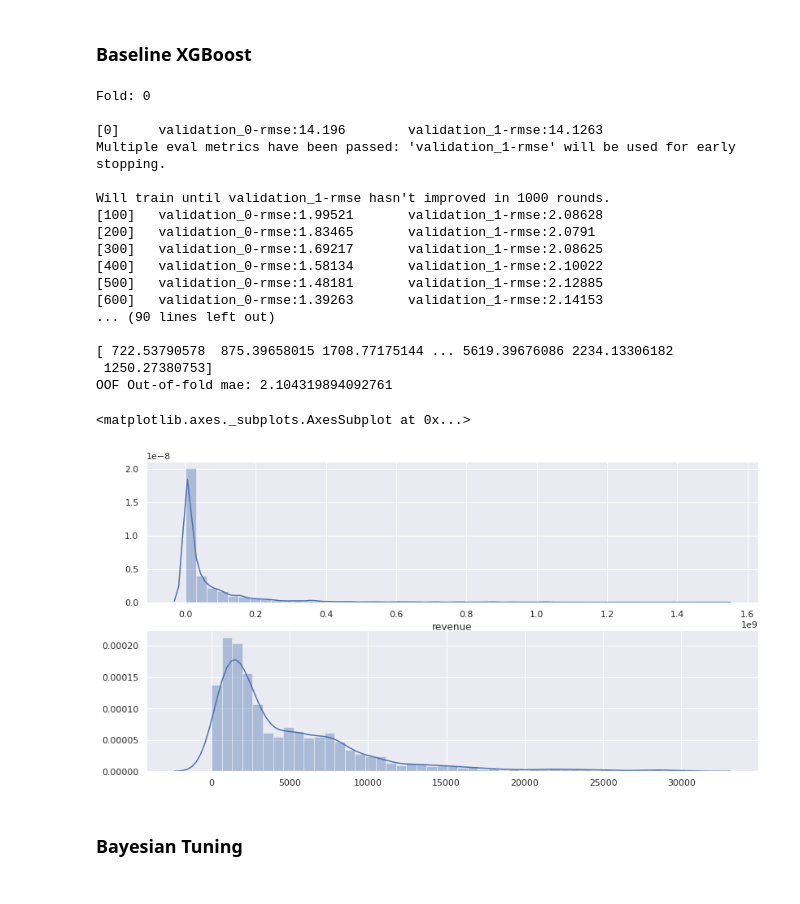
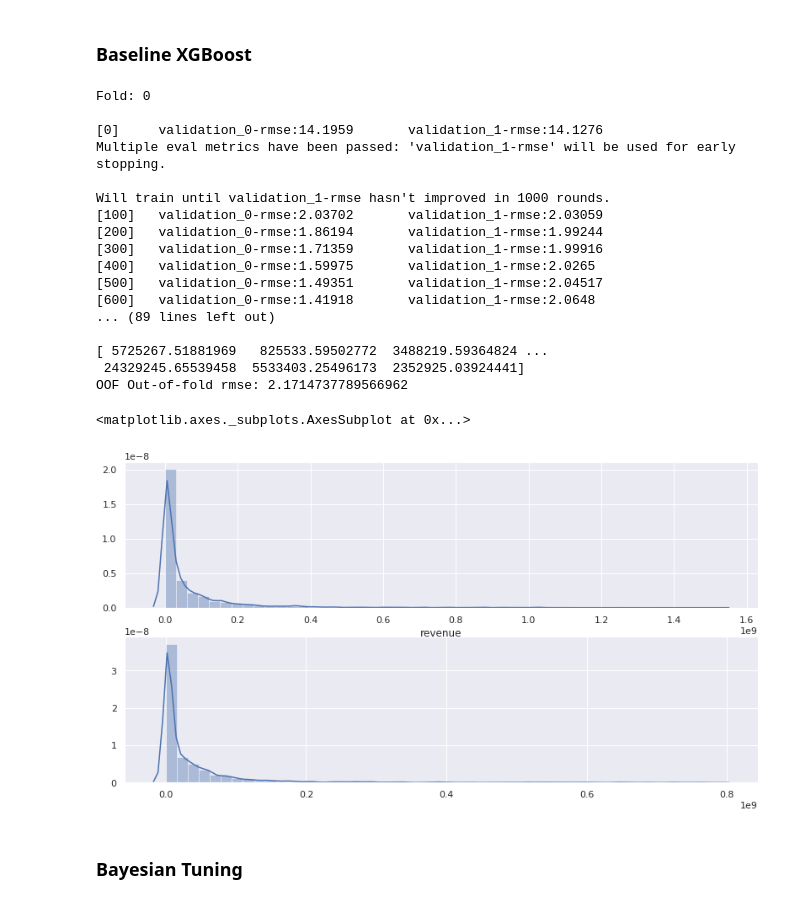
Before and after one commit to praxitelisk/TMDB-Box-Office-Prediction, a Jupyter notebook: TMDB Box Office Prediction EDA + ML.ipynb, the cells around one changed output. Cells and saved outputs as stored; diff of their text form; code cells hidden in the pictures.

```diff
--- a/TMDB Box Office Prediction EDA + ML.ipynb
+++ b/TMDB Box Office Prediction EDA + ML.ipynb
@@ -300,7 +300,8 @@ train_df['has_collection'] = [0 if pd.isnull(x) else 1 for x in train_df['belong
 test_df['has_collection'] = [0 if pd.isnull(x) else 1 for x in test_df['belongs_to_collection']]
 print(train_df['has_collection'].value_counts())
 
-sns.catplot(x='has_collection', y='revenue', data=train_df)
+sns.set(rc={'figure.figsize':(12, 8)})
+sns.boxplot(x='has_collection', y='revenue', data=train_df)
 plt.title('Revenue for film with and without being in a collection')
 # %% [output]
 0    2396
@@ -315,7 +316,8 @@ train_df['has_homepage'] = [0 if pd.isnull(x) else 1 for x in train_df['homepage
 test_df['has_homepage'] = [0 if pd.isnull(x) else 1 for x in test_df['homepage']]
 print(train_df['has_homepage'].value_counts())
 
-sns.catplot(x='has_homepage', y='revenue', data=train_df)
+sns.set(rc={'figure.figsize':(12, 8)})
+sns.boxplot(x='has_homepage', y='revenue', data=train_df)
 plt.title('Revenue for film with and without homepage')
 # %% [output]
 0    2054
@@ -377,7 +379,13 @@ Index(['id', 'belongs_to_collection', 'budget', 'genres', 'homepage',
 # %%
 y = train_df['log_revenue']
 
-columns_for_training = ["log_budget", "log_popularity", "runtime", "has_collection", "has_homepage"]
+columns_for_training = ["log_budget", "log_popularity", "runtime", "has_collection", "has_homepage", 'isGenre_Action',
+       'isGenre_Romance', 'isGenre_Crime', 'isGenre_Adventure',
+       'isGenre_Horror', 'isGenre_ScienceFiction', 'isGenre_Family',
+       'isGenre_Fantasy', 'isGenre_Mystery', 'isGenre_Animation',
+       'isGenre_History', 'isGenre_War', 'isGenre_Music',
+       'isGenre_Documentary', 'isGenre_Western', 'isGenre_Foreign',
+       'isGenre_TVMovie']
 
 X = train_df[columns_for_training]
 # %% [markdown]
@@ -427,47 +435,48 @@ for train_index, valid_index in folds.split(xtrain, ytrain):
     num_fold = num_fold + 1
     print()
 
     clf_stra_xgb = xgb.XGBRegressor(n_estimators=10000, seed=42)
 
     clf_stra_xgb.fit(xtrain_stra, ytrain_stra, eval_set=[(xtrain_stra, ytrain_stra), (xvalid_stra, yvalid_stra)],
                 early_stopping_rounds=1000, eval_metric='rmse', verbose=100)
 
     predictions_valid = clf_stra_xgb.predict(xvalid)
     rmse_valid = np.sqrt(mean_squared_error(yvalid, predictions_valid))
     oof_rmse += rmse_valid
 
-    predictions_test += clf_stra_xgb.predict(test_df[xtrain.columns])/10
+    predictions_test += clf_stra_xgb.predict(test_df[xtrain.columns])/num_of_splits
 
 
 predictions_test = np.expm1(predictions_test)
 print(predictions_test)
-print("OOF Out-of-fold mae:", oof_rmse/num_of_splits)
+print("OOF Out-of-fold rmse:", oof_rmse/num_of_splits)
 
 f, ax = plt.subplots(2, figsize=(12,7))
 
+f.tight_layout()
 sns.set(rc={'figure.figsize':(9,14)})
 sns.distplot(train_df.revenue, ax=ax[0])
 sns.distplot(predictions_test, ax=ax[1])
 # %% [output]
 Fold: 0
 
-[0]     validation_0-rmse:14.196        validation_1-rmse:14.1263
+[0]     validation_0-rmse:14.1959       validation_1-rmse:14.1276
 Multiple eval metrics have been passed: 'validation_1-rmse' will be used for early stopping.
 
 Will train until validation_1-rmse hasn't improved in 1000 rounds.
-[100]   validation_0-rmse:1.99521       validation_1-rmse:2.08628
-[200]   validation_0-rmse:1.83465       validation_1-rmse:2.0791
-[300]   validation_0-rmse:1.69217       validation_1-rmse:2.08625
-[400]   validation_0-rmse:1.58134       validation_1-rmse:2.10022
-[500]   validation_0-rmse:1.48181       validation_1-rmse:2.12885
-[600]   validation_0-rmse:1.39263       validation_1-rmse:2.14153
-... (90 lines left out)
+[100]   validation_0-rmse:2.03702       validation_1-rmse:2.03059
+[200]   validation_0-rmse:1.86194       validation_1-rmse:1.99244
+[300]   validation_0-rmse:1.71359       validation_1-rmse:1.99916
+[400]   validation_0-rmse:1.59975       validation_1-rmse:2.0265
+[500]   validation_0-rmse:1.49351       validation_1-rmse:2.04517
+[600]   validation_0-rmse:1.41918       validation_1-rmse:2.0648
+... (89 lines left out)
 
-[ 722.53790578  875.39658015 1708.77175144 ... 5619.39676086 2234.13306182
- 1250.27380753]
-OOF Out-of-fold mae: 2.104319894092761
+[ 5725267.51881969   825533.59502772  3488219.59364824 ...
+ 24329245.65539458  5533403.25496173  2352925.03924441]
+OOF Out-of-fold rmse: 2.1714737789566962
 <matplotlib.axes._subplots.AxesSubplot at 0x...>
-[figure, old version]
+[figure, new version]
 # %% [markdown]
 ### Bayesian Tuning
 # %%
```
Also changed, not shown: parts of 4 cells of this notebook.
